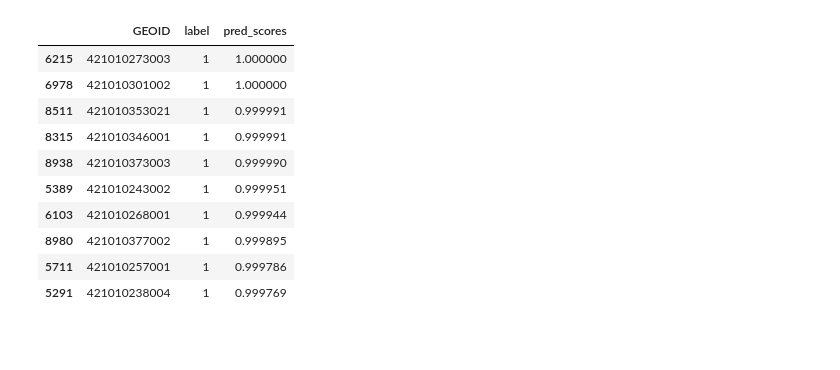
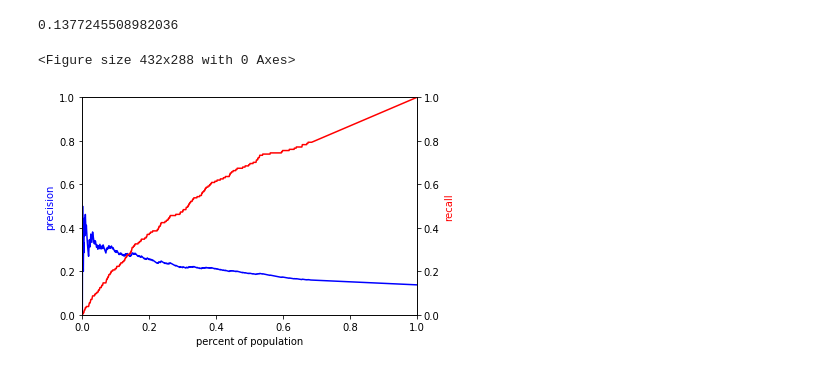
Before and after one commit to sinclairtarget/philly-evictions, a Jupyter notebook: interpret.ipynb, the cells around one changed output. Saved outputs shown, nothing was run; the diff lists cells and outputs as text; code cells hidden in the pictures; blank space fills up the shorter version.

```diff
--- a/interpret.ipynb
+++ b/interpret.ipynb
@@ -28,0 +75,12 @@ labeled_splits = [pipeline.label(split, lower_bound=14, drop_column=True)
+# %%
+model = KNeighborsClassifier()
+params = {'algorithm': 'auto', 'n_neighbors': 10, 'weights': 'distance'}
+label ='label'
+
+X_train, X_test, y_train, y_test = analyze_best_model.split_dfs(train_df, test_df, label)
+pred_scores = model.set_params(**params).fit(X_train, y_train).predict_proba(X_test)[:,1]
+analyze_best_model.plot_precision_recall_n(model, params, train_df, test_df, label)
+# %% [output]
+0.1377245508982036
+<Figure size 432x288 with 0 Axes>
+[figure, added]
@@ -29,23 +89,11 @@ labeled_splits = [pipeline.label(split, lower_bound=14, drop_column=True)
 # %%
-# classifiers
-train_df = labeled_splits[5][0]
-test_df = labeled_splits[5][1]
+# # regresssions
+# train_df = cleaned_splits[5][0]
+# test_df = cleaned_splits[5][1]
 
-params = {'C': 0.1, 'penalty': 'l1'}
-model = LogisticRegression()
-label ='label'
-k = 0.16
+# params = {}
+# model = LinearRegression()
+# label ='evictions'
+# k = 0.16
 
-analyze_best_model.top_k_blocks_clf(model, params, train_df, test_df, label, k).head(10)
+# analyze_best_model.top_k_blocks_reg(model, params, train_df, test_df, label, k)
-# %% [output]
-|  | GEOID | label | pred_scores |
-| 6215 | 421010273003 | 1 | 1.000000 |
-| 6978 | 421010301002 | 1 | 1.000000 |
-| 8511 | 421010353021 | 1 | 0.999991 |
-| 8315 | 421010346001 | 1 | 0.999991 |
-| 8938 | 421010373003 | 1 | 0.999990 |
-| 5389 | 421010243002 | 1 | 0.999951 |
-| 6103 | 421010268001 | 1 | 0.999944 |
-| 8980 | 421010377002 | 1 | 0.999895 |
-| 5711 | 421010257001 | 1 | 0.999786 |
-| 5291 | 421010238004 | 1 | 0.999769 |
```
Also changed, not shown: parts of 9 cells of this notebook, 2 other files.
